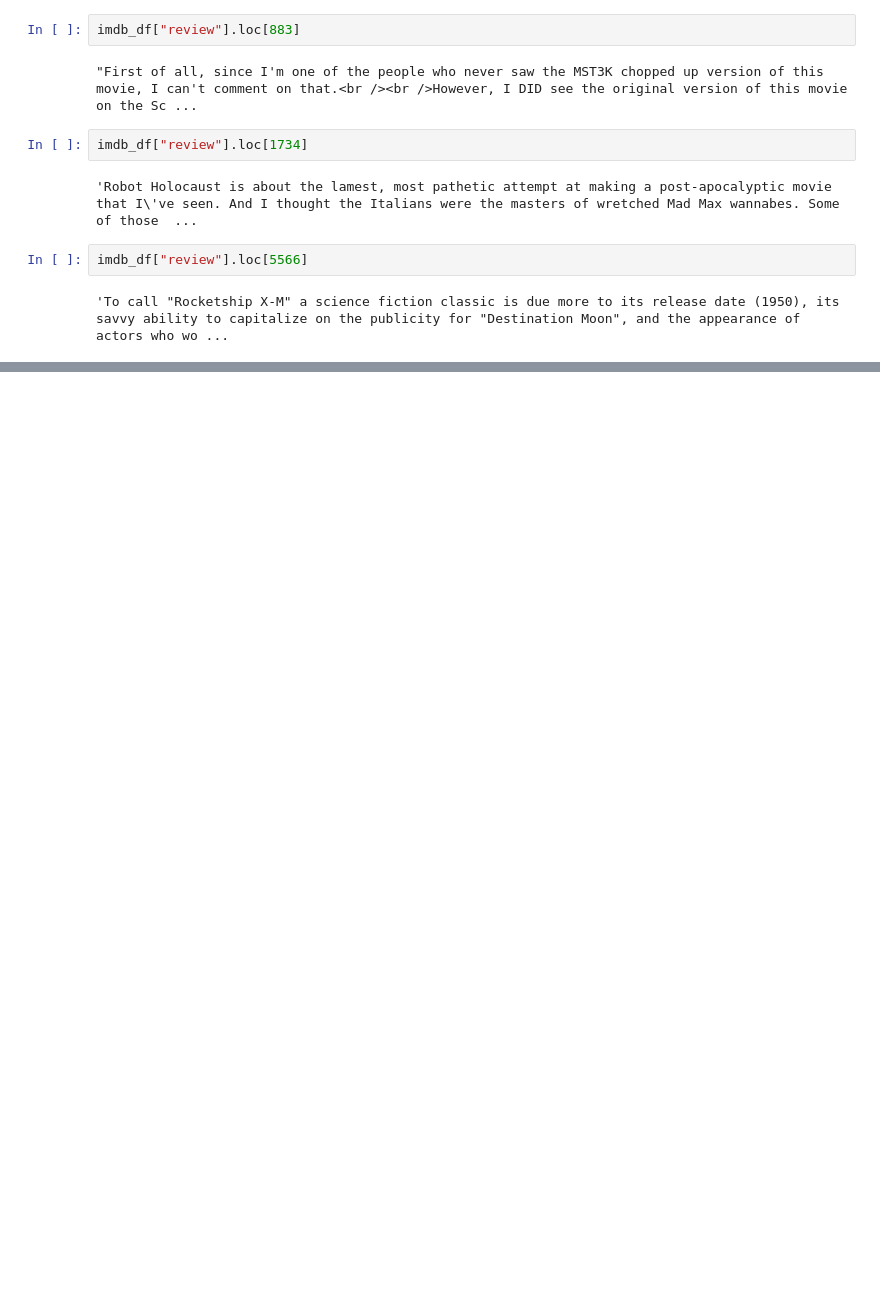
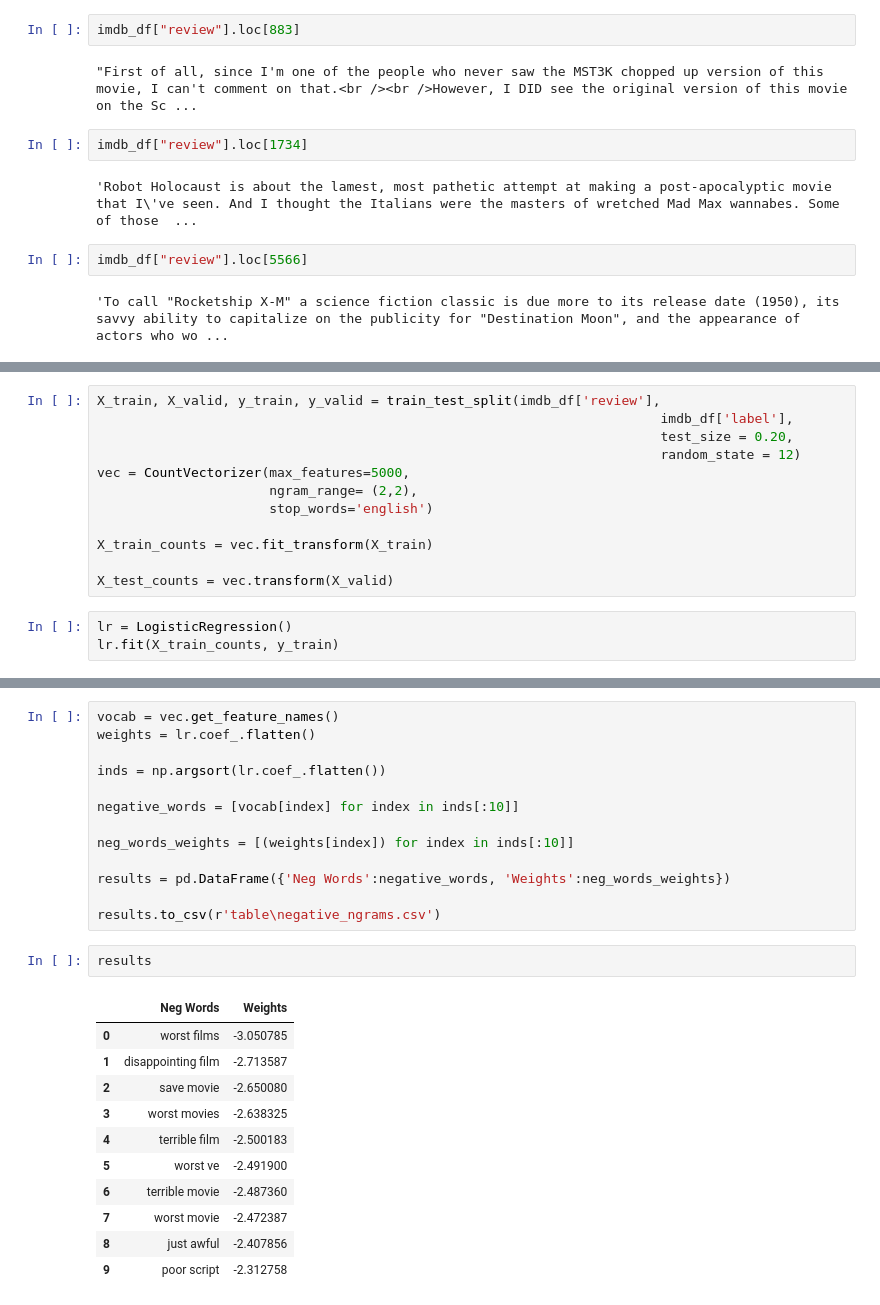
Before and after one commit to MrThomasPin/what-is-mst3k, a Jupyter notebook: imdb_mst3k.ipynb, the cells around one changed output, grey strips where cells are left out. Saved outputs shown, nothing was run; the diff lists cells and outputs as text; blank space fills up the shorter version.

Commit message:
add ngrams

```diff
--- a/imdb_mst3k.ipynb
+++ b/imdb_mst3k.ipynb
@@ -158,0 +186,15 @@ review_score = [2.2, 3.7, 1.9, 2.3, 2.2, 4.9]
+# %%
+X_train, X_valid, y_train, y_valid = train_test_split(imdb_df['review'],
+                                                                        imdb_df['label'],
+                                                                        test_size = 0.20,
+                                                                        random_state = 12)
+vec = CountVectorizer(max_features=5000,
+                      ngram_range= (2,2),
+                      stop_words='english')
+
+X_train_counts = vec.fit_transform(X_train)
+
+X_test_counts = vec.transform(X_valid)
+# %%
+lr = LogisticRegression()
+lr.fit(X_train_counts, y_train)
@@ -158,0 +214,27 @@ review_score = [2.2, 3.7, 1.9, 2.3, 2.2, 4.9]
+# %%
+vocab = vec.get_feature_names()
+weights = lr.coef_.flatten()
+
+inds = np.argsort(lr.coef_.flatten())
+
+negative_words = [vocab[index] for index in inds[:10]]
+
+neg_words_weights = [(weights[index]) for index in inds[:10]]
+
+results = pd.DataFrame({'Neg Words':negative_words, 'Weights':neg_words_weights})
+
+results.to_csv(r'table\negative_ngrams.csv')
+# %%
+results
+# %% [output]
+|  | Neg Words | Weights |
+| 0 | worst films | -3.050785 |
+| 1 | disappointing film | -2.713587 |
+| 2 | save movie | -2.650080 |
+| 3 | worst movies | -2.638325 |
+| 4 | terrible film | -2.500183 |
+| 5 | worst ve | -2.491900 |
+| 6 | terrible movie | -2.487360 |
+| 7 | worst movie | -2.472387 |
+| 8 | just awful | -2.407856 |
+| 9 | poor script | -2.312758 |
```
Also changed, not shown: parts of 14 cells of this notebook.
